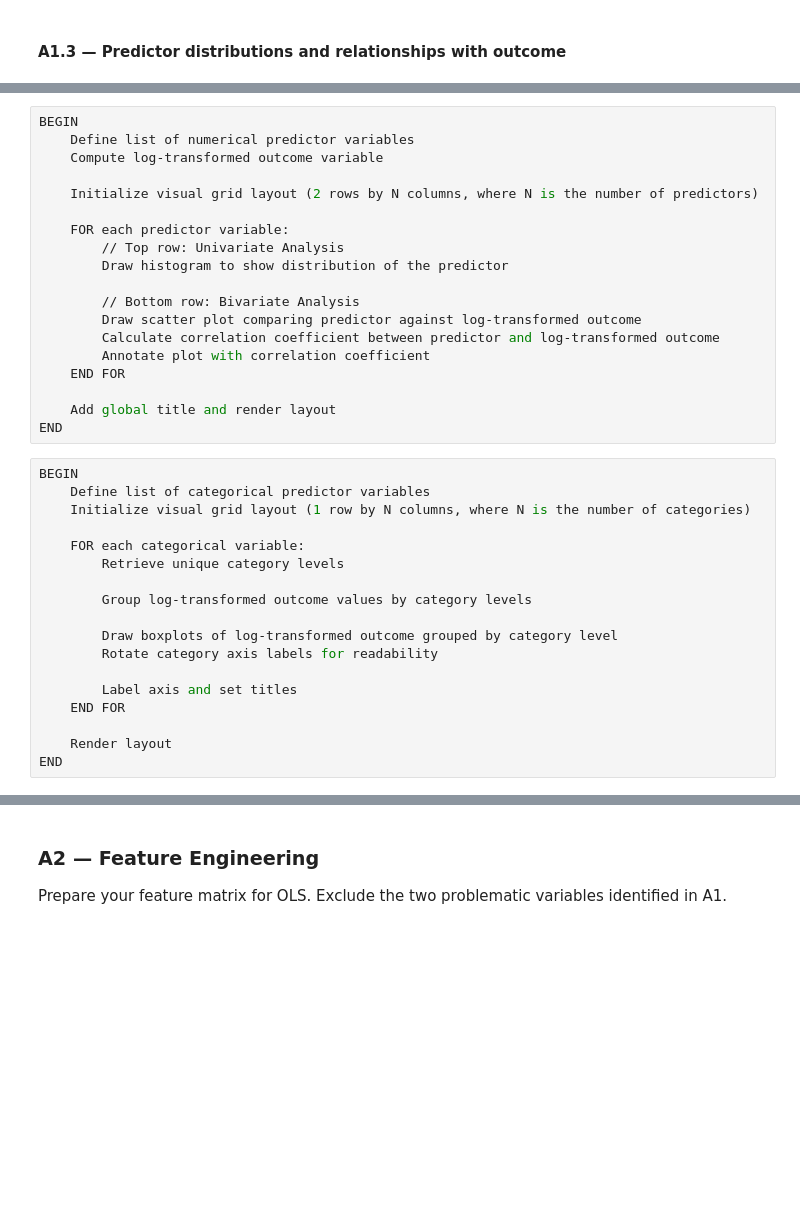
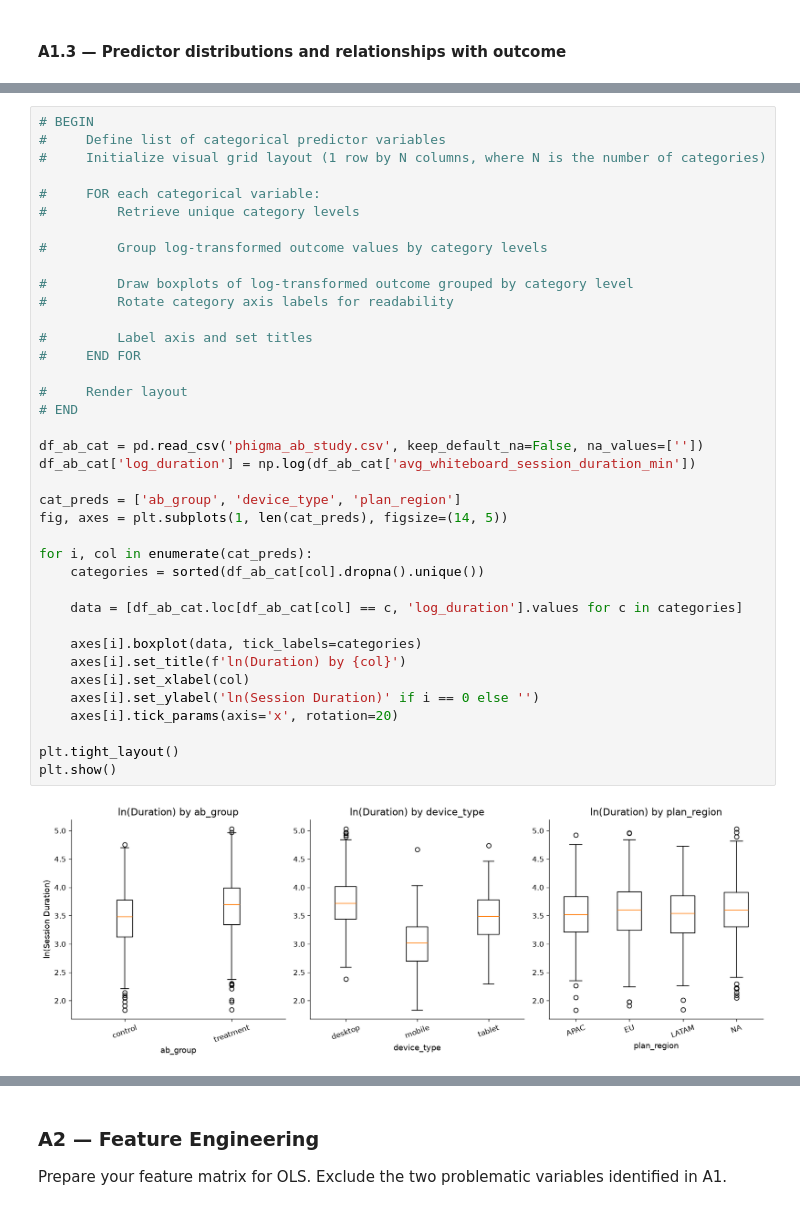
Before and after one commit to ChristianSantos2671/Santos_Christian_A02, a Jupyter notebook: iat461_a2_ChristianSantos_cjs30.ipynb, the cells around one changed output, grey strips where cells are left out. Saved outputs shown, nothing was run; the diff lists cells and outputs as text; blank space fills up the shorter version.

```diff
--- a/iat461_a2_ChristianSantos_cjs30.ipynb
+++ b/iat461_a2_ChristianSantos_cjs30.ipynb
@@ -294,40 +329,43 @@ plt.show()
-# %%
-BEGIN
-    Define list of numerical predictor variables
-    Compute log-transformed outcome variable
-
-    Initialize visual grid layout (2 rows by N columns, where N is the number of predictors)
-
-    FOR each predictor variable:
-        // Top row: Univariate Analysis
-        Draw histogram to show distribution of the predictor
-
-        // Bottom row: Bivariate Analysis
-        Draw scatter plot comparing predictor against log-transformed outcome
-        Calculate correlation coefficient between predictor and log-transformed outcome
-        Annotate plot with correlation coefficient
-    END FOR
-
-    Add global title and render layout
-END
 # %%
-BEGIN
-    Define list of categorical predictor variables
-    Initialize visual grid layout (1 row by N columns, where N is the number of categories)
+# BEGIN
+#     Define list of categorical predictor variables
+#     Initialize visual grid layout (1 row by N columns, where N is the number of categories)
 
-    FOR each categorical variable:
-        Retrieve unique category levels
+#     FOR each categorical variable:
+#         Retrieve unique category levels
 
-        Group log-transformed outcome values by category levels
+#         Group log-transformed outcome values by category levels
 
-        Draw boxplots of log-transformed outcome grouped by category level
-        Rotate category axis labels for readability
+#         Draw boxplots of log-transformed outcome grouped by category level
+#         Rotate category axis labels for readability
 
-        Label axis and set titles
-    END FOR
+#         Label axis and set titles
+#     END FOR
 
-    Render layout
-END
+#     Render layout
+# END
+
+df_ab_cat = pd.read_csv('phigma_ab_study.csv', keep_default_na=False, na_values=[''])
+df_ab_cat['log_duration'] = np.log(df_ab_cat['avg_whiteboard_session_duration_min'])
+
+cat_preds = ['ab_group', 'device_type', 'plan_region']
+fig, axes = plt.subplots(1, len(cat_preds), figsize=(14, 5))
+
+for i, col in enumerate(cat_preds):
+    categories = sorted(df_ab_cat[col].dropna().unique())
+
+    data = [df_ab_cat.loc[df_ab_cat[col] == c, 'log_duration'].values for c in categories]
+
+    axes[i].boxplot(data, tick_labels=categories)
+    axes[i].set_title(f'ln(Duration) by {col}')
+    axes[i].set_xlabel(col)
+    axes[i].set_ylabel('ln(Session Duration)' if i == 0 else '')
+    axes[i].tick_params(axis='x', rotation=20)
+
+plt.tight_layout()
+plt.show()
+# %% [output]
+[figure, added]
 # %% [markdown]
 **✏️ Your interpretation (A1.3):**
 
```
Also changed, not shown: parts of 21 cells of this notebook.
